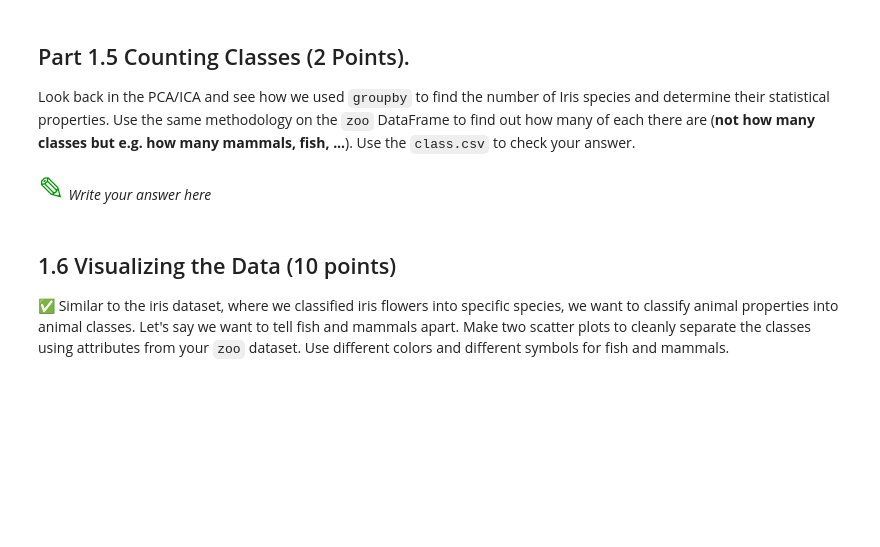
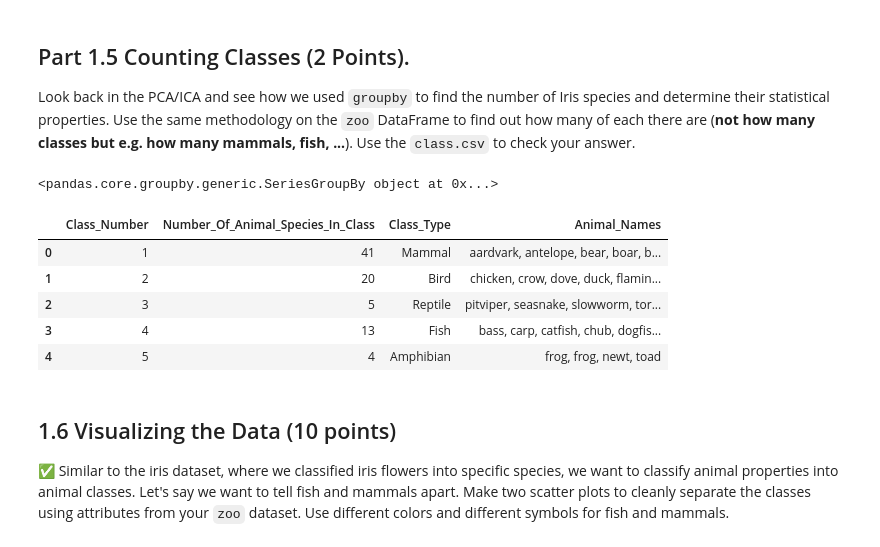
Before and after one commit to Sangjun1234/CMSE202-s23-turnin, a Jupyter notebook: hw02/HW-02_PandasAndObjects-STUDENT.ipynb, the cells around one changed output. Drawn from its saved outputs; the diff is of its cells as text; code cells hidden in the pictures; blank space fills up the shorter version.

```diff
--- a/hw02/HW-02_PandasAndObjects-STUDENT.ipynb
+++ b/hw02/HW-02_PandasAndObjects-STUDENT.ipynb
@@ -87,8 +116,19 @@ Look at both datasets (`class.csv`, `zoo.csv`). Describe the contents of both da
 ## Part 1.5 Counting Classes (2 Points).
 
 Look back in the PCA/ICA and see how we used `groupby` to find the number of Iris species and determine their statistical properties. Use the same methodology on the `zoo` DataFrame to find out how many of each there are (**not how many classes but e.g. how many mammals, fish, ...**). Use the `class.csv` to check your answer.
-# %% [markdown]
-<font size=6 color="#009600">&#9998;</font> *Write your answer here*
+# %%
+animal1 = zoo_df.groupby('class_type')['animal_name']
+animal1.count()
+print(animal1)
+class_df.head()
+# %% [output]
+<pandas.core.groupby.generic.SeriesGroupBy object at 0x...>
+|  | Class_Number | Number_Of_Animal_Species_In_Class | Class_Type | Animal_Names |
+| 0 | 1 | 41 | Mammal | aardvark, antelope, bear, boar, b... |
+| 1 | 2 | 20 | Bird | chicken, crow, dove, duck, flamin... |
+| 2 | 3 | 5 | Reptile | pitviper, seasnake, slowworm, tor... |
+| 3 | 4 | 13 | Fish | bass, carp, catfish, chub, dogfis... |
+| 4 | 5 | 4 | Amphibian | frog, frog, newt, toad |
 # %% [markdown]
 ## 1.6 Visualizing the Data (10 points)
 
```
Also changed, not shown: parts of 10 cells of this notebook, 2 other files.
